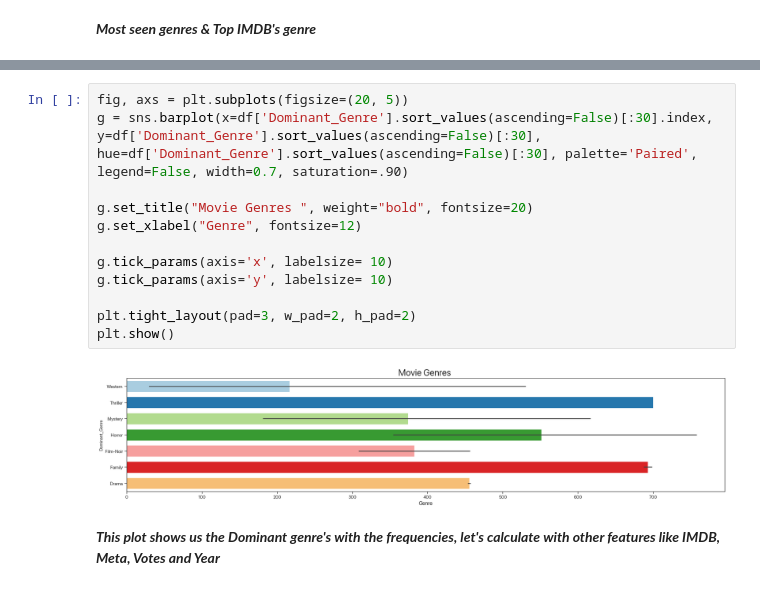
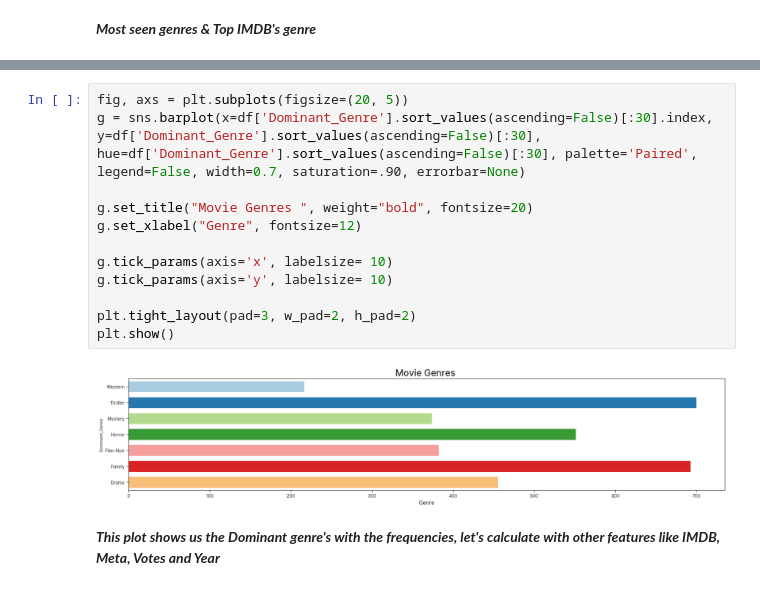
Before and after one commit to NEO-DAS/MyRepository, a Jupyter notebook: Source_code/code.ipynb, the cells around one changed output, grey strips where cells are left out. Saved outputs shown, nothing was run; the diff lists cells and outputs as text.

```diff
--- a/Source_code/code.ipynb
+++ b/Source_code/code.ipynb
@@ -657,17 +669,17 @@ imdb_fav_genre = df[df['Dominant_Genre'].isin(top_genres_by_rating.head(10).inde
 # %%
 fig, axs = plt.subplots(figsize=(20, 5))
-g = sns.barplot(x=df['Dominant_Genre'].sort_values(ascending=False)[:30].index, y=df['Dominant_Genre'].sort_values(ascending=False)[:30], hue=df['Dominant_Genre'].sort_values(ascending=False)[:30], palette='Paired', legend=False, width=0.7, saturation=.90)
+g = sns.barplot(x=df['Dominant_Genre'].sort_values(ascending=False)[:30].index, y=df['Dominant_Genre'].sort_values(ascending=False)[:30], hue=df['Dominant_Genre'].sort_values(ascending=False)[:30], palette='Paired', legend=False, width=0.7, saturation=.90, errorbar=None)
 
 g.set_title("Movie Genres ", weight="bold", fontsize=20)
 g.set_xlabel("Genre", fontsize=12)
 
 g.tick_params(axis='x', labelsize= 10)
 g.tick_params(axis='y', labelsize= 10)
 
 plt.tight_layout(pad=3, w_pad=2, h_pad=2)
 plt.show()
 # %% [output]
-[figure, old version]
+[figure, new version]
 # %% [markdown]
 ***This plot shows us the Dominant genre's with the frequencies, let's calculate with other features like IMDB, Meta, Votes and Year***
 # %%
```
Also changed, not shown: parts of 6 cells of this notebook.
